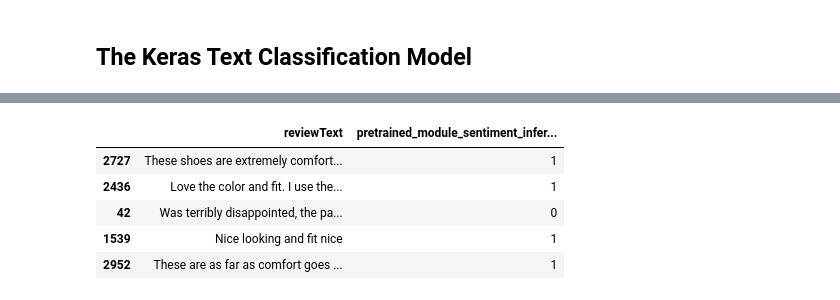
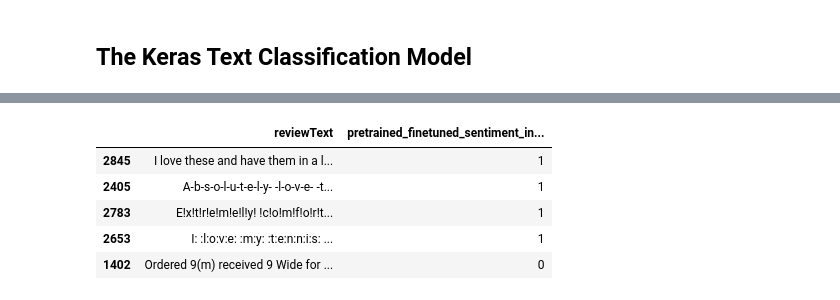
Before and after one commit to Bryan-Az/Adv-Keras-NNs, a Jupyter notebook: Part1/NLP-Model/NLP-Augmentation.ipynb, the cells around one changed output, grey strips where cells are left out. Cells and saved outputs as stored; diff of their text form; code cells hidden in the pictures.

Commit message:
nlp data augmentation and prediction

```diff
--- a/Part1/NLP-Model/NLP-Augmentation.ipynb
+++ b/Part1/NLP-Model/NLP-Augmentation.ipynb
@@ -139,6 +164,6 @@ train_ds.batch(1).take(1).get_single_element()
  <tf.Tensor: shape=(1,), dtype=int64, numpy=array([1])>)
 # %%
-reviewText_pretrained_classifier_from_modules.fit(
+reviewText_pretrained_classifier.fit(
     train_ds.batch(batch_size=10),
     validation_data=test_ds.batch(batch_size=10),
     epochs=1,
@@ -149,3 +174,3 @@ reviewText_pretrained_classifier_from_modules.fit(
 # %%
-finetuned_module_preds = reviewText_pretrained_classifier_from_modules.predict(test_ds.batch(batch_size=10))
+sentiment_preds = reviewText_pretrained_classifier.predict(test_ds.batch(batch_size=10))
 # %% [output]
@@ -153,15 +178,15 @@ finetuned_module_preds = reviewText_pretrained_classifier_from_modules.predict(t
 # %%
 X_test_eval = X_test.copy()
 # %%
-module_sentiment_preds = [convert_prediction(pred) for pred in finetuned_module_preds]
+sentiment_preds = [convert_prediction(pred) for pred in sentiment_preds]
 # %%
-pretrained_module_test = pd.DataFrame({'reviewText': X_test, 'pretrained_module_sentiment_inference': module_sentiment_preds})
+test_predictions = pd.DataFrame({'reviewText': X_test, 'pretrained_finetuned_sentiment_inference': sentiment_preds})
 # %%
-pretrained_module_test.sample(5)
+test_predictions.sample(5)
 # %% [output]
-|  | reviewText | pretrained_module_sentiment_infer... |
-| 2727 | These shoes are extremely comfort... | 1 |
-| 2436 | Love the color and fit. I use the... | 1 |
-| 42 | Was terribly disappointed, the pa... | 0 |
-| 1539 | Nice looking and fit nice | 1 |
-| 2952 | These are as far as comfort goes ... | 1 |
+|  | reviewText | pretrained_finetuned_sentiment_in... |
+| 2845 | I love these and have them in a l... | 1 |
+| 2405 | A-b-s-o-l-u-t-e-l-y- -l-o-v-e- -t... | 1 |
+| 2783 | E!x!t!r!e!m!e!l!y! !c!o!m!f!o!r!t... | 1 |
+| 2653 | I: :l:o:v:e: :m:y: :t:e:n:n:i:s: ... | 1 |
+| 1402 | Ordered 9(m) received 9 Wide for ... | 0 |
```
Also changed, not shown: parts of 42 cells of this notebook.
